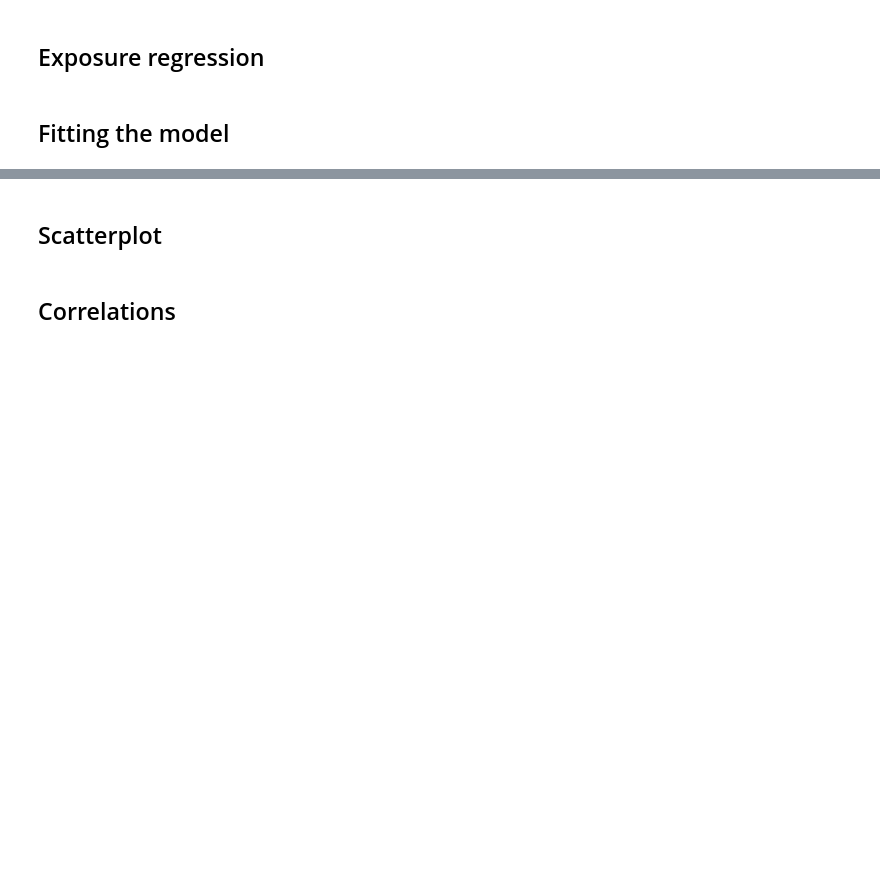
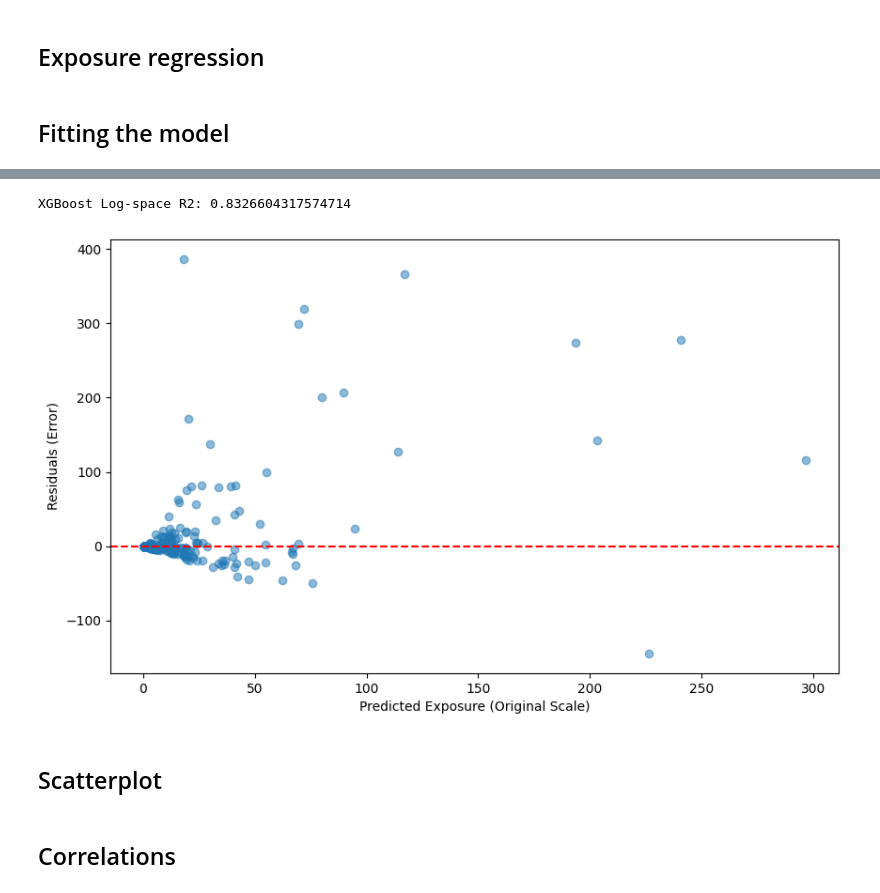
Before and after one commit to meysamvarasteh92/ProviderSideTransparency, a Jupyter notebook: Fitting_regression.ipynb, the cells around one changed output, grey strips where cells are left out. Cells and saved outputs as stored; diff of their text form; code cells hidden in the pictures; blank space fills up the shorter version.

```diff
--- a/Fitting_regression.ipynb
+++ b/Fitting_regression.ipynb
@@ -946,39 +947,42 @@ from sklearn.metrics import r2_score
 regr = xgb.XGBRegressor(
     objective='reg:squarederror',
     #quantile_alpha=0.8,
-    n_estimators=1000,
+    n_estimators=200,
     max_depth=10,           # Deeper than RF to capture VAE complexity
     learning_rate=0.01,    # Small steps to avoid overfitting
     subsample=0.8,         # Use 80% of data per tree for robustness
     colsample_bytree=0.8,  # Similar to max_features='sqrt'
     random_state=44,
     n_jobs=-1
 )
 
 # 2. Fit with Weights (XGBoost handles these very effectively)
 weights = np.log1p(y_train) +1
 regr.fit(X_train, y_train, sample_weight=weights )
 
 # 3. Predict and Evaluate
 y_hat_log = regr.predict(X_test)
 log_r2 = r2_score(y_test, y_hat_log)
 print(f"XGBoost Log-space R2: {log_r2}")
 
 # 4. Transform back for the Residual Plot
 y_hat_original = np.expm1(y_hat_log)
 y_test_original = np.expm1(y_test)
 
 
 
 residuals = y_test_original - y_hat_original
 
  #6. Plotting Residuals in Original Space
 plt.figure(figsize=(10, 6))
 plt.scatter(y_hat_original, residuals, alpha=0.5)
 plt.axhline(0, color='r', linestyle='--')
 plt.xlabel('Predicted Exposure (Original Scale)')
 plt.ylabel('Residuals (Error)')
 #plt.title(f'Model name: {recommender_name}')
 plt.show()
+# %% [output]
+XGBoost Log-space R2: 0.8326604317574714
+[figure, added]
 # %%
 list(zip(regr.feature_names_in_, regr.feature_importances_))
```
Also changed, not shown: parts of 11 cells of this notebook.
